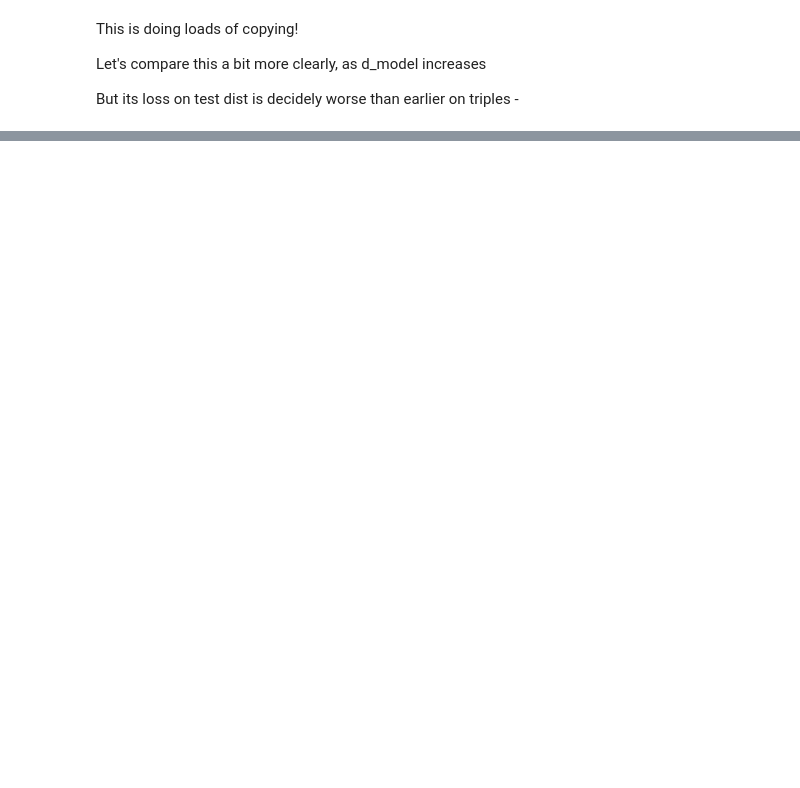
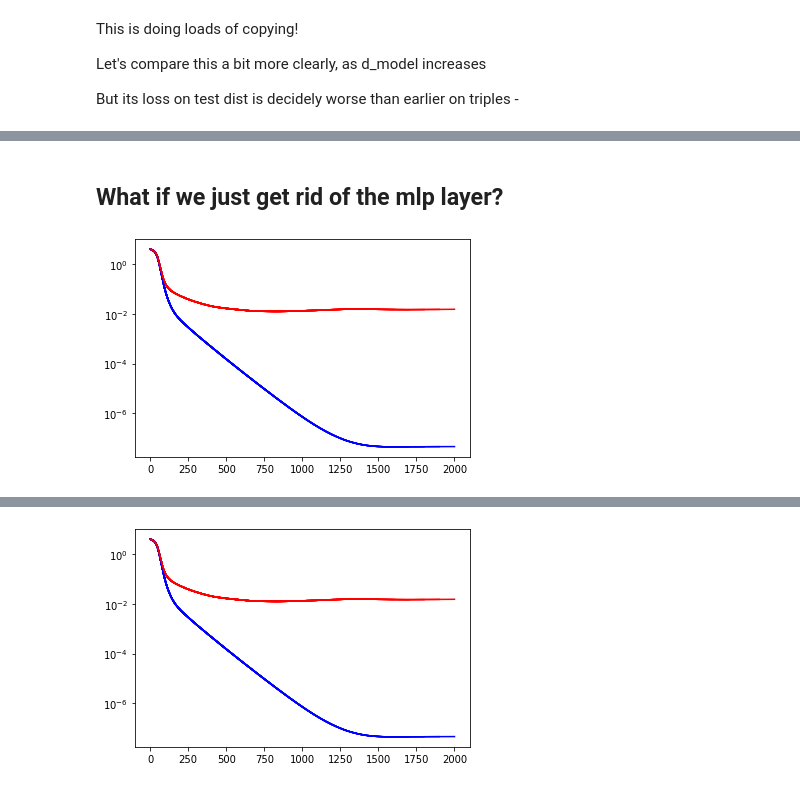
Before and after one commit to ojorgensen/min-list, a Jupyter notebook: current_List_min.ipynb, the cells around one changed output, grey strips where cells are left out. Drawn from its saved outputs; the diff is of its cells as text; code cells hidden in the pictures; blank space fills up the shorter version.

```diff
--- a/current_List_min.ipynb
+++ b/current_List_min.ipynb
@@ -507,0 +677,28 @@ Let's compare this a bit more clearly, as d_model increases
+# %% [markdown]
+## What if we just get rid of the mlp layer?
+# %%
+p = 60
+d_vocab = p+1
+n_ctx = 2
+
+tiny_cfg2 = HookedTransformerConfig(
+    d_model=64,
+    d_head=64//1,
+    n_heads=1,
+    d_mlp=4*64,
+    n_layers=1,
+    n_ctx=n_ctx,
+    act_fn="relu", #solu_ln
+    d_vocab=d_vocab,
+    normalization_type=None, #"LN",
+    seed=23,  # Now we're training a custom model, it's good to set the seed to get reproducible results. It defaults to 42.
+)
+
+
+data = [(i, j) for i in range(p) for j in range(p)]
+
+fn = lambda x:min(x)
+
+small_model = train_model(data, fn, tiny_cfg2)
+# %% [output]
+[figure, added]
@@ -507,0 +706 @@ Let's compare this a bit more clearly, as d_model increases
+[figure, added]
```
Also changed, not shown: parts of 52 cells of this notebook, 1 other file.
